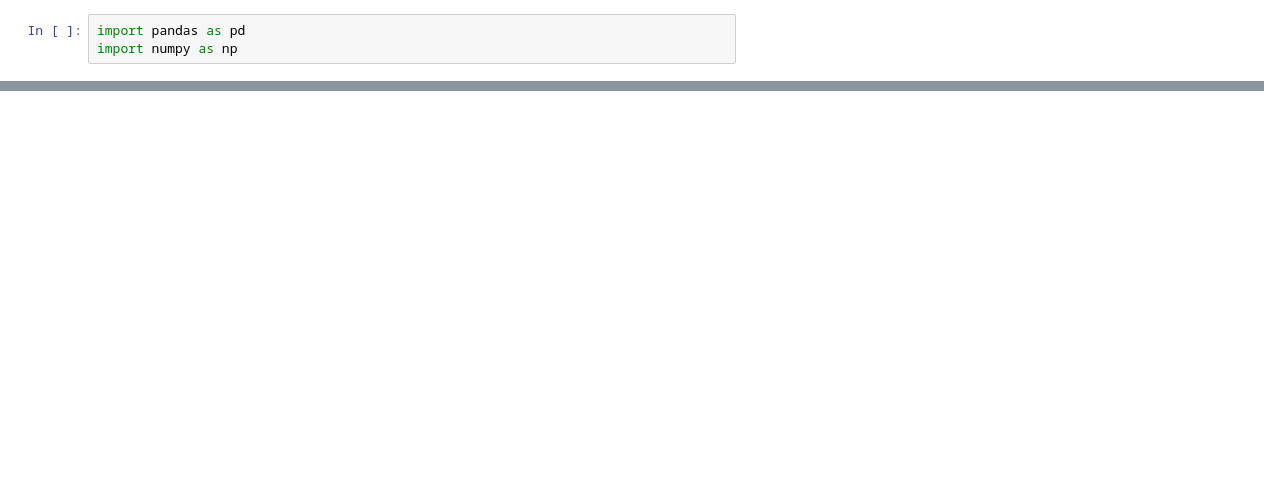
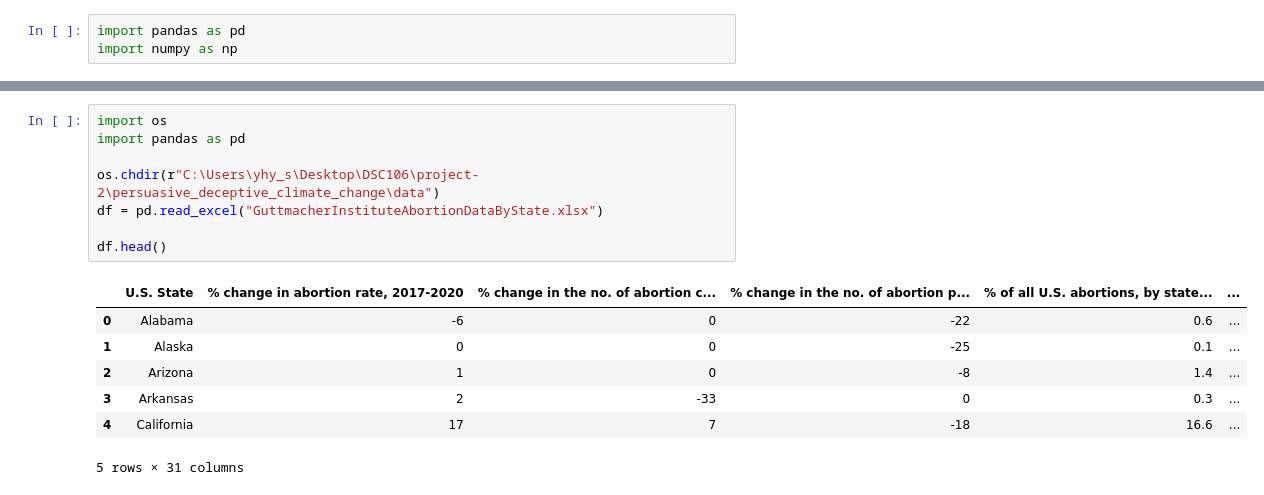
Before and after one commit to huiyuyie/persuasive_deceptive, a Jupyter notebook: notebooks/Huiyu_Explore.ipynb, the cells around one changed output, grey strips where cells are left out. Cells and saved outputs as stored; diff of their text form; blank space fills up the shorter version.

```diff
--- a/notebooks/Huiyu_Explore.ipynb
+++ b/notebooks/Huiyu_Explore.ipynb
@@ -10 +10,17 @@ data.shape
+# %%
+import os
+import pandas as pd
+
+os.chdir(r"C:\Users\yhy_s\Desktop\DSC106\project-2\persuasive_deceptive_climate_change\data")
+df = pd.read_excel("GuttmacherInstituteAbortionDataByState.xlsx")
+
+df.head()
+# %% [output]
+|  | U.S. State | % change in abortion rate, 2017-2020 | % change in the no. of abortion c... | % change in the no. of abortion p... | % of all U.S. abortions, by state... | ... |
+| 0 | Alabama | -6 | 0 | -22 | 0.6 | ... |
+| 1 | Alaska | 0 | 0 | -25 | 0.1 | ... |
+| 2 | Arizona | 1 | 0 | -8 | 1.4 | ... |
+| 3 | Arkansas | 2 | -33 | 0 | 0.3 | ... |
+| 4 | California | 17 | 7 | -18 | 16.6 | ... |
+5 rows × 31 columns
 # %%
```
Also changed, not shown: parts of 21 cells of this notebook, 10 other files.
